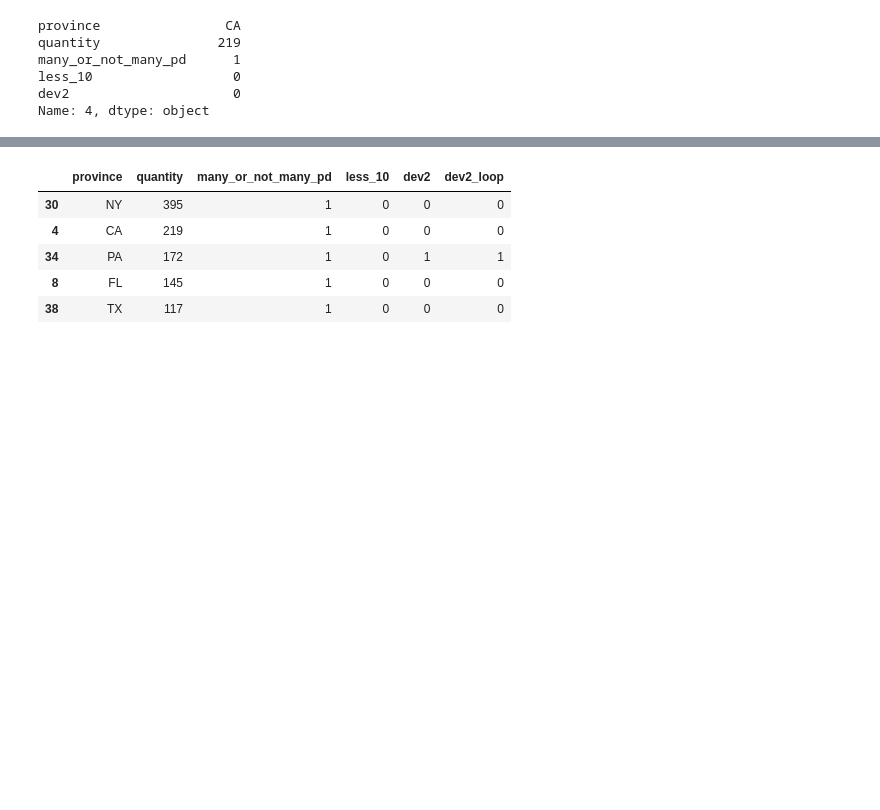
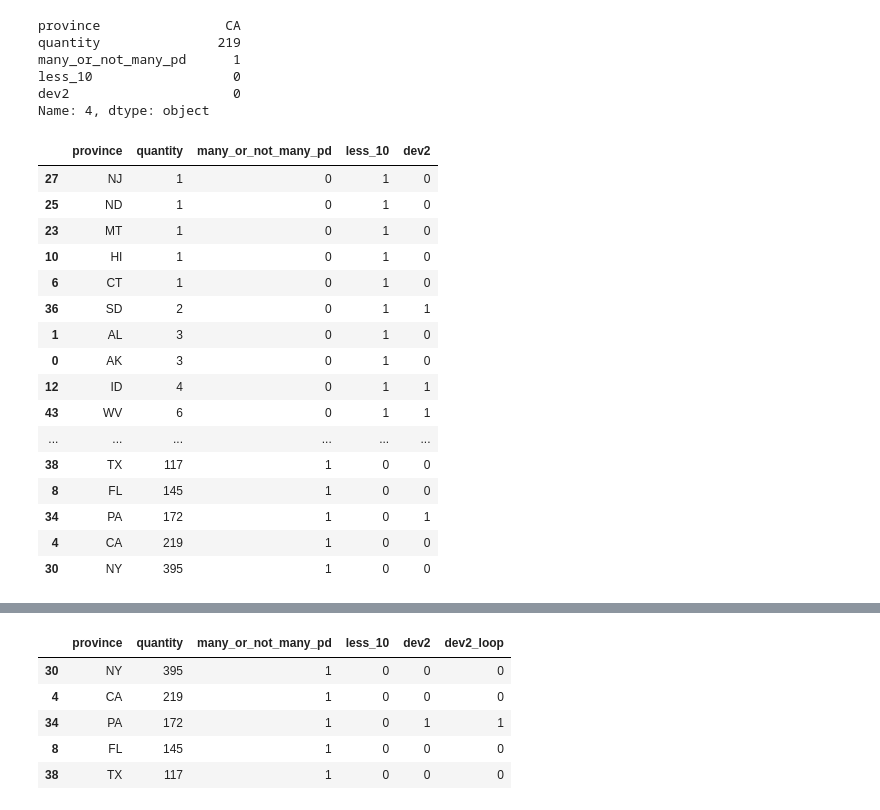
Before and after one commit to ulialiau22/python-for-data-analytics, a Jupyter notebook: Lesson2/pandas_pizza.ipynb, the cells around one changed output, grey strips where cells are left out. Cells and saved outputs as stored; diff of their text form; code cells hidden in the pictures; blank space fills up the shorter version.

```diff
--- a/Lesson2/pandas_pizza.ipynb
+++ b/Lesson2/pandas_pizza.ipynb
@@ -269,3 +581,23 @@ many_or_not_many_pd      1
 less_10                  0
 dev2                     0
 Name: 4, dtype: object
+# %%
+pizzaz_by_province
+# %% [output]
+|  | province | quantity | many_or_not_many_pd | less_10 | dev2 |
+| 27 | NJ | 1 | 0 | 1 | 0 |
+| 25 | ND | 1 | 0 | 1 | 0 |
+| 23 | MT | 1 | 0 | 1 | 0 |
+| 10 | HI | 1 | 0 | 1 | 0 |
+| 6 | CT | 1 | 0 | 1 | 0 |
+| 36 | SD | 2 | 0 | 1 | 1 |
+| 1 | AL | 3 | 0 | 1 | 0 |
+| 0 | AK | 3 | 0 | 1 | 0 |
+| 12 | ID | 4 | 0 | 1 | 1 |
+| 43 | WV | 6 | 0 | 1 | 1 |
+| ... | ... | ... | ... | ... | ... |
+| 38 | TX | 117 | 1 | 0 | 0 |
+| 8 | FL | 145 | 1 | 0 | 0 |
+| 34 | PA | 172 | 1 | 0 | 1 |
+| 4 | CA | 219 | 1 | 0 | 0 |
+| 30 | NY | 395 | 1 | 0 | 0 |
```
Also changed, not shown: parts of 61 cells of this notebook, 5 other files.
